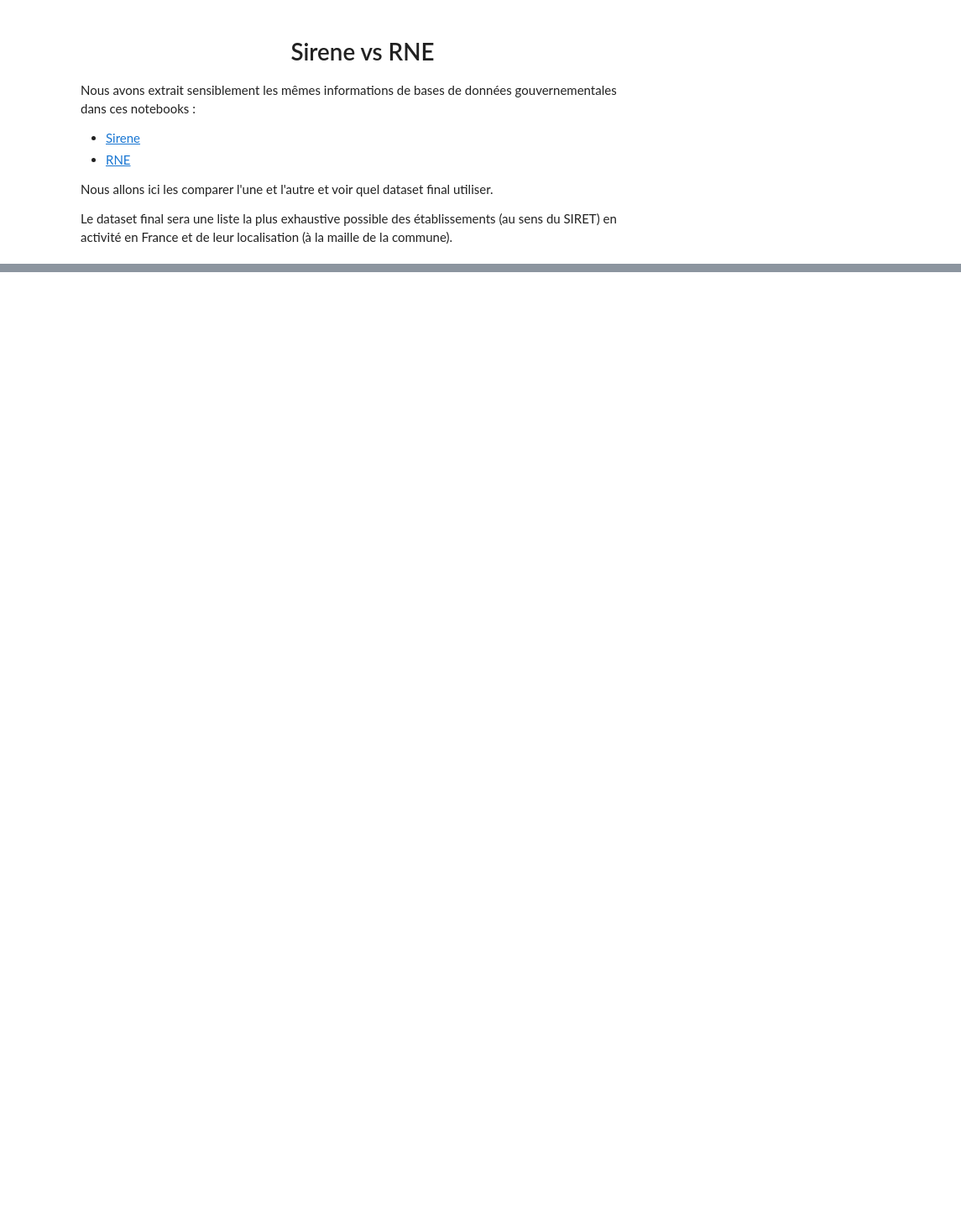
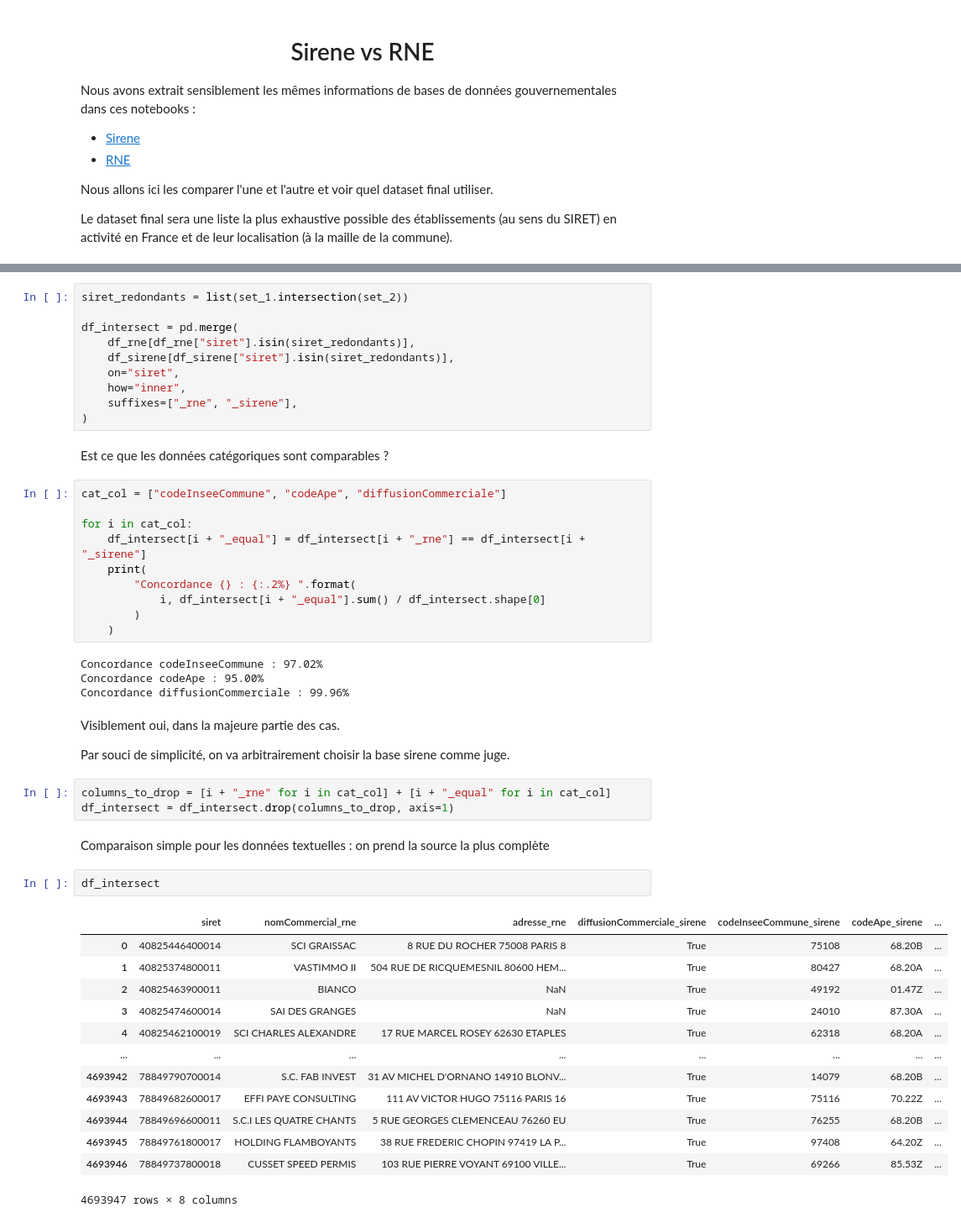
Before and after one commit to basile-desjuzeur/zone-de-chalandise, a Jupyter notebook: Notebooks/3. Sirene & RNE.ipynb, the cells around one changed output, grey strips where cells are left out. Shown at 84% size. Drawn from its saved outputs; the diff is of its cells as text; blank space fills up the shorter version.

```diff
--- a/Notebooks/3. Sirene & RNE.ipynb
+++ b/Notebooks/3. Sirene & RNE.ipynb
@@ -282,0 +89,51 @@ df_final.to_parquet("../Données nationales/RegistreNationalEtablissementsActif
+# %%
+siret_redondants = list(set_1.intersection(set_2))
+
+df_intersect = pd.merge(
+    df_rne[df_rne["siret"].isin(siret_redondants)],
+    df_sirene[df_sirene["siret"].isin(siret_redondants)],
+    on="siret",
+    how="inner",
+    suffixes=["_rne", "_sirene"],
+)
+# %% [markdown]
+Est ce que les données catégoriques sont comparables ?
+# %%
+cat_col = ["codeInseeCommune", "codeApe", "diffusionCommerciale"]
+
+for i in cat_col:
+    df_intersect[i + "_equal"] = df_intersect[i + "_rne"] == df_intersect[i + "_sirene"]
+    print(
+        "Concordance {} : {:.2%} ".format(
+            i, df_intersect[i + "_equal"].sum() / df_intersect.shape[0]
+        )
+    )
+# %% [output]
+Concordance codeInseeCommune : 97.02%
+Concordance codeApe : 95.00%
+Concordance diffusionCommerciale : 99.96%
+# %% [markdown]
+Visiblement oui, dans la majeure partie des cas.
+
+Par souci de simplicité, on va arbitrairement choisir la base sirene comme juge.
+# %%
+columns_to_drop = [i + "_rne" for i in cat_col] + [i + "_equal" for i in cat_col]
+df_intersect = df_intersect.drop(columns_to_drop, axis=1)
+# %% [markdown]
+Comparaison simple pour les données textuelles : on prend la source la plus complète
+# %%
+df_intersect
+# %% [output]
+|  | siret | nomCommercial_rne | adresse_rne | diffusionCommerciale_sirene | codeInseeCommune_sirene | codeApe_sirene | ... |
+| 0 | 40825446400014 | SCI GRAISSAC | 8 RUE DU ROCHER 75008 PARIS 8 | True | 75108 | 68.20B | ... |
+| 1 | 40825374800011 | VASTIMMO II | 504 RUE DE RICQUEMESNIL 80600 HEM... | True | 80427 | 68.20A | ... |
+| 2 | 40825463900011 | BIANCO | NaN | True | 49192 | 01.47Z | ... |
+| 3 | 40825474600014 | SAI DES GRANGES | NaN | True | 24010 | 87.30A | ... |
+| 4 | 40825462100019 | SCI CHARLES ALEXANDRE | 17 RUE MARCEL ROSEY 62630 ETAPLES | True | 62318 | 68.20A | ... |
+| ... | ... | ... | ... | ... | ... | ... | ... |
+| 4693942 | 78849790700014 | S.C. FAB INVEST | 31 AV MICHEL D'ORNANO 14910 BLONV... | True | 14079 | 68.20B | ... |
+| 4693943 | 78849682600017 | EFFI PAYE CONSULTING | 111 AV VICTOR HUGO 75116 PARIS 16 | True | 75116 | 70.22Z | ... |
+| 4693944 | 78849696600011 | S.C.I LES QUATRE CHANTS | 5 RUE GEORGES CLEMENCEAU 76260 EU | True | 76255 | 68.20B | ... |
+| 4693945 | 78849761800017 | HOLDING FLAMBOYANTS | 38 RUE FREDERIC CHOPIN 97419 LA P... | True | 97408 | 64.20Z | ... |
+| 4693946 | 78849737800018 | CUSSET SPEED PERMIS | 103 RUE PIERRE VOYANT 69100 VILLE... | True | 69266 | 85.53Z | ... |
+4693947 rows × 8 columns
```
Also changed, not shown: parts of 48 cells of this notebook, 1 other file.
